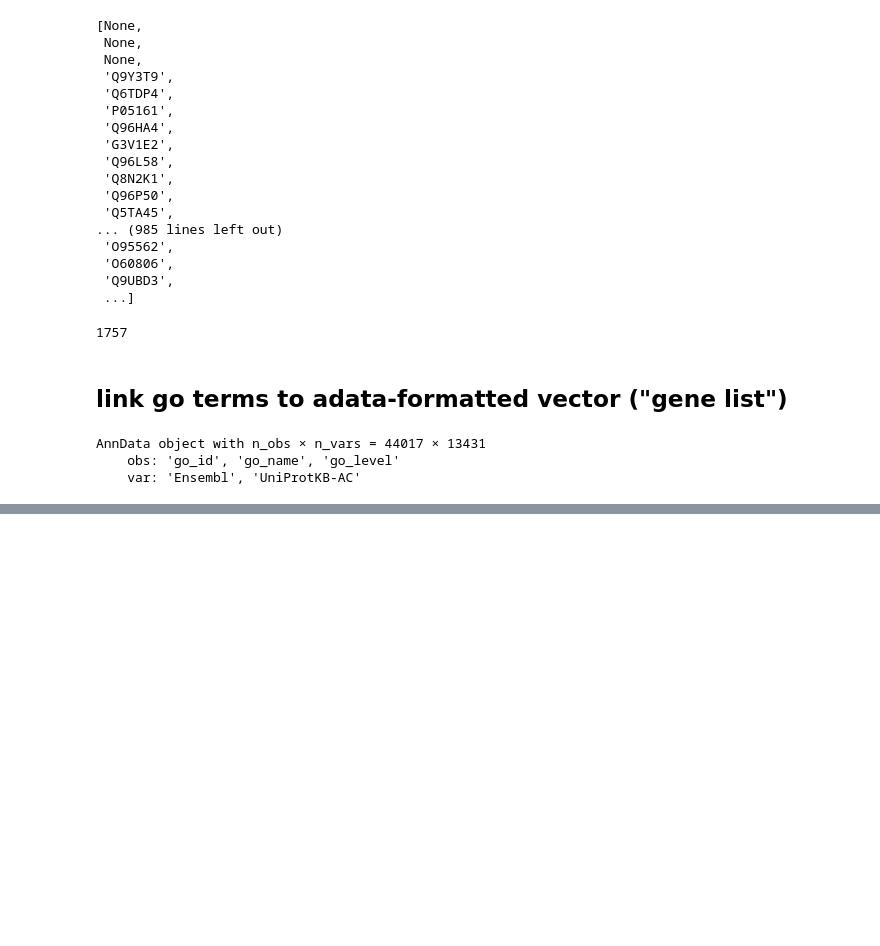
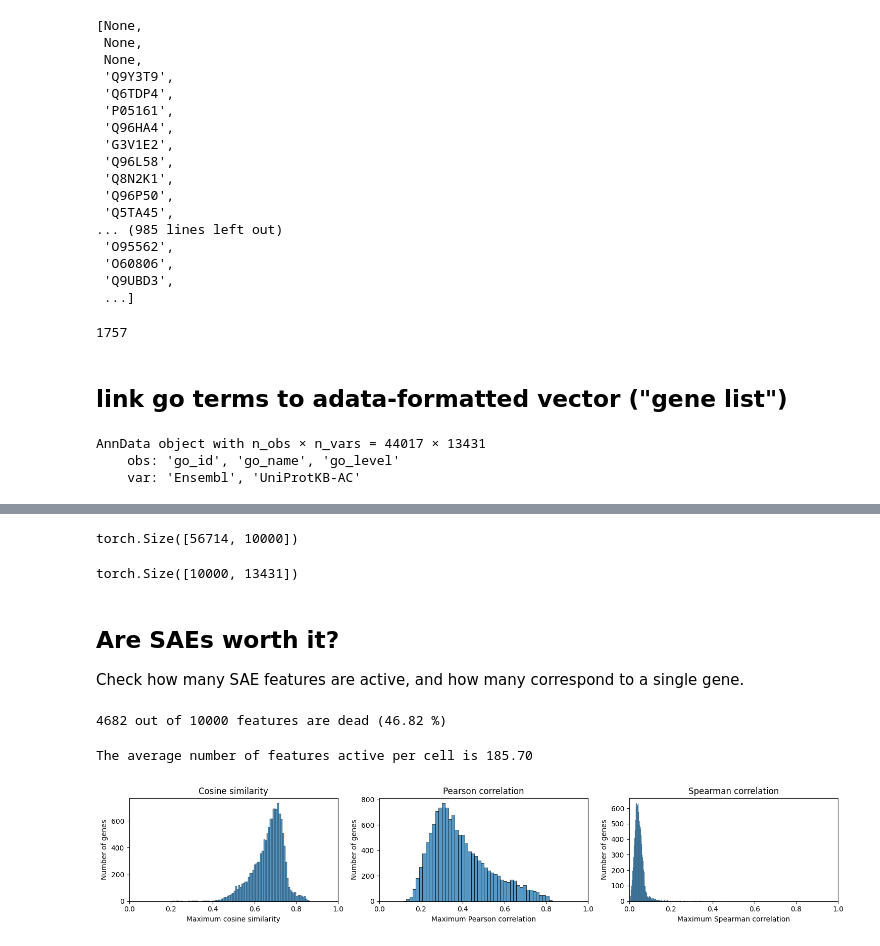
Before and after one commit to viktoriaschuster/interpreting_omics_models, a Jupyter notebook: 02_experiments/singlecell/go_term_analysis_dev.ipynb, the cells around one changed output, grey strips where cells are left out. Drawn from its saved outputs; the diff is of its cells as text; code cells hidden in the pictures; blank space fills up the shorter version.

```diff
--- a/02_experiments/singlecell/go_term_analysis_dev.ipynb
+++ b/02_experiments/singlecell/go_term_analysis_dev.ipynb
@@ -278,0 +453,78 @@ AnnData object with n_obs × n_vars = 44017 × 13431
+# %%
+# activations
+activations = torch.load('03_results/reports/sae_model_10000_l1-1e-3_lr-1e-4_500epochs_activations.pt')
+activations.shape
+# %% [output]
+torch.Size([56714, 10000])
+# %%
+# cosine similarity matrix (SAE features x genes)
+cos_sim = torch.load('03_results/reports/sc_cosine_similarity_matrix.pt', weights_only=False) # good for sparse vectors
+#pearson_corr = torch.load('03_results/reports/sc_pearson_correlation_matrix.pt', weights_only=False) # good for linear relationships
+#spearman_corr = torch.load('03_results/reports/sc_spearman_correlation_matrix.pt', weights_only=False) # good for monotonic relationships
+print(cos_sim.shape)
+# %% [output]
+torch.Size([10000, 13431])
+# %% [markdown]
+## Are SAEs worth it?
+
+Check how many SAE features are active, and how many correspond to a single gene.
+# %%
+# get the indices of the dead features
+dead_features = torch.where(torch.sum(activations, dim=0) == 0)[0]
+active_features = torch.where(torch.sum(activations, dim=0) != 0)[0]
+
+# make sure there is no overlap and that the sum is equal to the total number of features
+assert len(dead_features) + len(active_features) == activations.shape[1]
+assert set(dead_features).intersection(set(active_features)) == set()
+
+print('{} out of {} features are dead ({} %)'.format(
+    len(dead_features),
+    activations.shape[1],
+    (len(dead_features)/activations.shape[1])*100
+    ))
+# %% [output]
+4682 out of 10000 features are dead (46.82 %)
+# %%
+# compute the average number of features active per cell
+activity_threshold = 1e-10
+active_features_per_gene = torch.sum(activations > activity_threshold, dim=1).float()
+avg_active_features_per_gene = torch.mean(active_features_per_gene).item()
+
+print('The average number of features active per cell is {:.2f}'.format(avg_active_features_per_gene))
+# %% [output]
+The average number of features active per cell is 185.70
+# %%
+# for all active features, look at the metrics per gene
+
+def gene_wise_metrics(corr_matrix, active_features, thresholds=(0.95,0.05)):
+    # highest metric per gene
+    max_corr = torch.max(corr_matrix[active_features,:], dim=0)
+    n_relevant_features = torch.sum(corr_matrix[active_features,:] >= thresholds[0], dim=0)
+    n_irrelevant_features = torch.sum(corr_matrix[active_features,:] <= thresholds[1], dim=0)
+    return {'max': max_corr.values, 'n_relevant': n_relevant_features, 'n_irrelevant': n_irrelevant_features}
+
+cos_sim_genewise = gene_wise_metrics(cos_sim, active_features)
+pearson_corr_genewise = gene_wise_metrics(pearson_corr, active_features)
+spearman_corr_genewise = gene_wise_metrics(spearman_corr, active_features)
+# %%
+# plot the maximum values
+
+fig, ax = plt.subplots(1, 3, figsize=(15,3))
+sns.histplot(cos_sim_genewise['max'], ax=ax[0])
+ax[0].set_title('Cosine similarity')
+ax[0].set_xlabel('Maximum cosine similarity')
+ax[0].set_ylabel('Number of genes')
+ax[0].set_xlim(0,1)
+sns.histplot(pearson_corr_genewise['max'], ax=ax[1])
+ax[1].set_title('Pearson correlation')
+ax[1].set_xlabel('Maximum Pearson correlation')
+ax[1].set_ylabel('Number of genes')
+ax[1].set_xlim(0,1)
+sns.histplot(spearman_corr_genewise['max'], ax=ax[2])
+ax[2].set_title('Spearman correlation')
+ax[2].set_xlabel('Maximum Spearman correlation')
+ax[2].set_ylabel('Number of genes')
+ax[2].set_xlim(0,1)
+plt.tight_layout()
+# %% [output]
+[figure, added]
```
Also changed, not shown: parts of 76 cells of this notebook, 6 other files.
